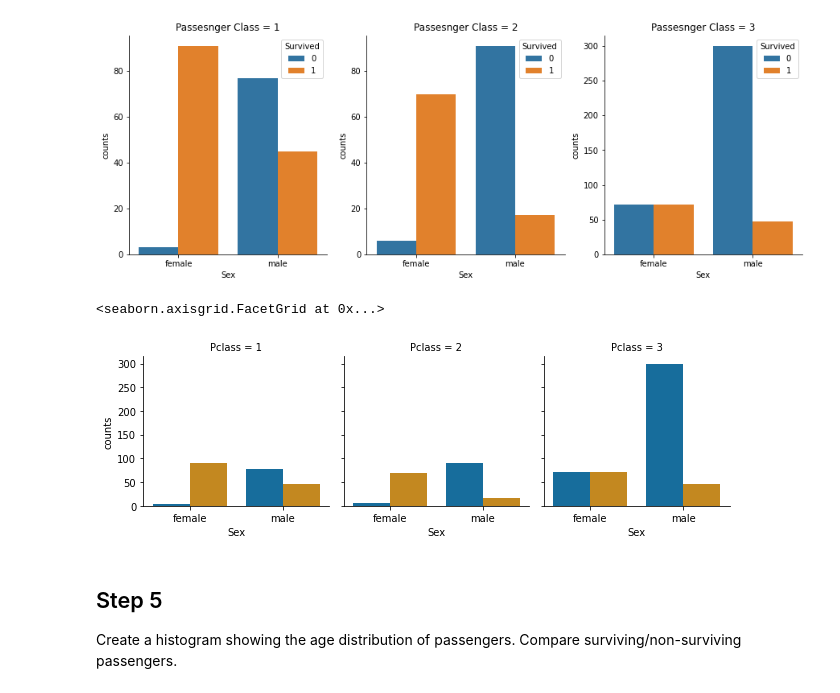
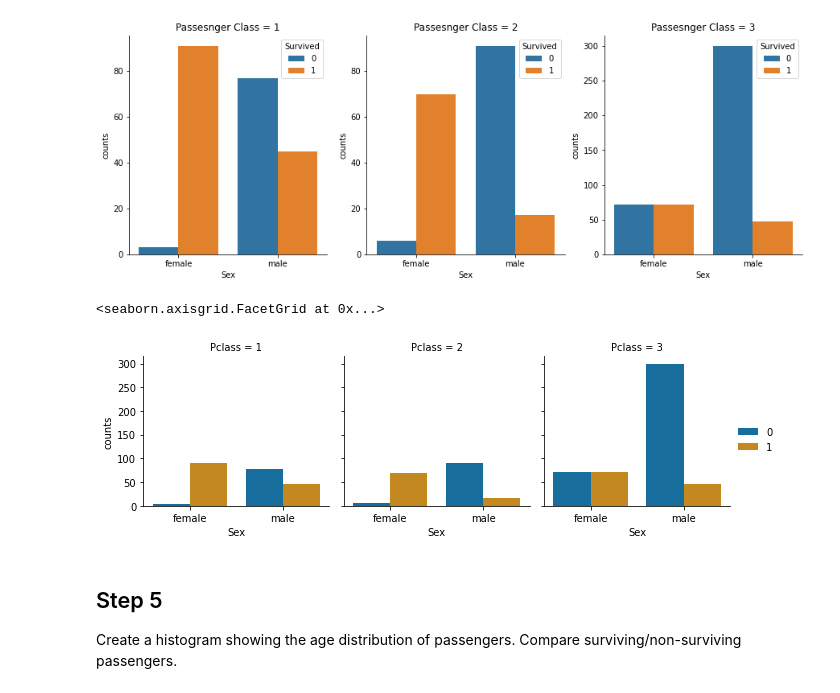
Before and after one commit to the-Hull/p045_spiced_projects, a Jupyter notebook: 02_week/01_exercises/2_ml_exercise.ipynb, the cells around one changed output. Cells and saved outputs as stored; diff of their text form; code cells hidden in the pictures.

```diff
--- a/02_week/01_exercises/2_ml_exercise.ipynb
+++ b/02_week/01_exercises/2_ml_exercise.ipynb
@@ -109,19 +110,21 @@ sns.despine()
 # %%
 # Alternative with less clutter
 
 g = sns.FacetGrid(crossdf_sex, col="Pclass",)
 g.map(sns.barplot,
  'Sex',
  'counts',
  'Survived',
  dodge = True,
  order = ['female', 'male'],
  hue_order = [0,1],
  palette = sns.palettes.color_palette('colorblind', 2)
 )
+
+g.add_legend()
 # %% [output]
 <seaborn.axisgrid.FacetGrid at 0x...>
-[figure, old version]
+[figure, new version]
 # %% [markdown]
 
 ## Step 5
```
Also changed, not shown: parts of 1 cell of this notebook, 3 other files.
